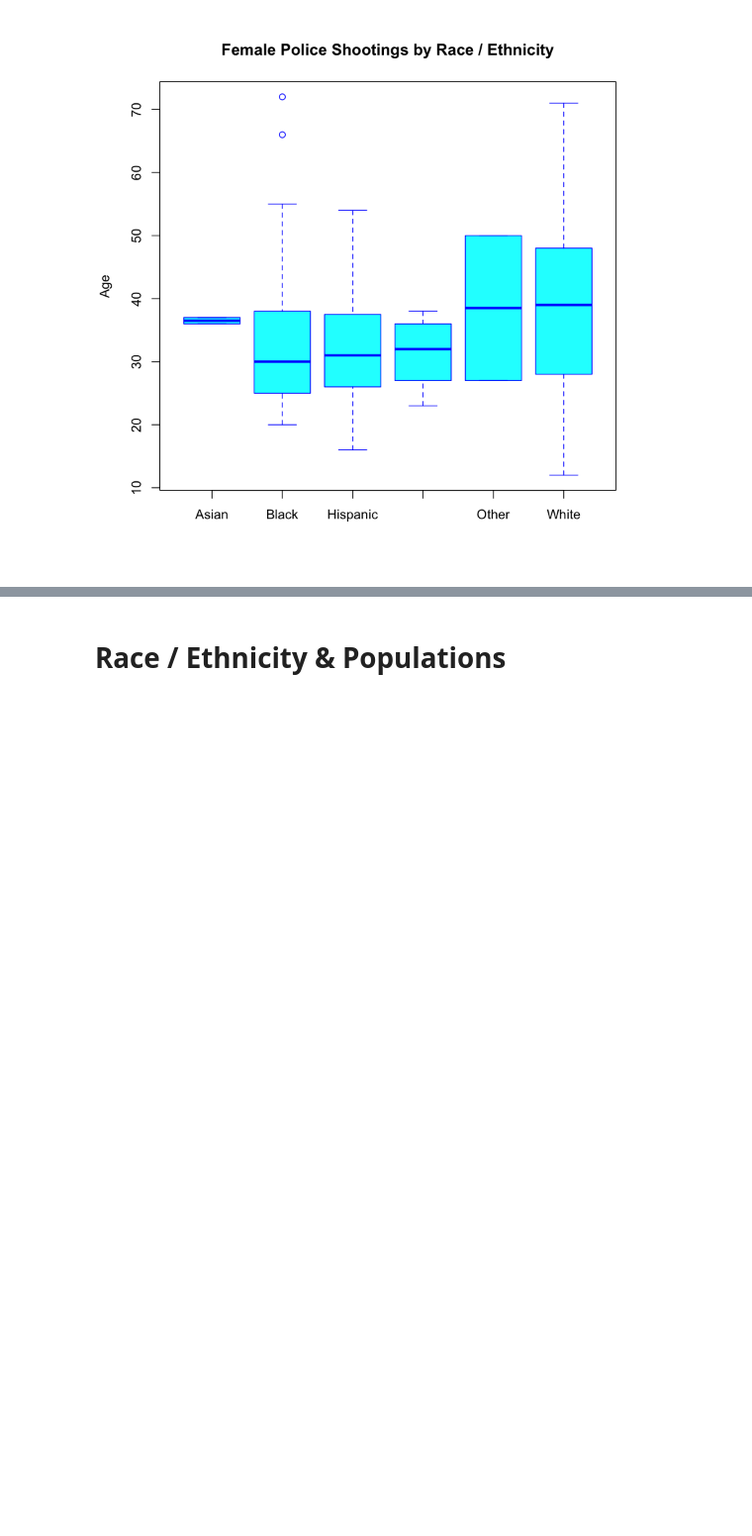
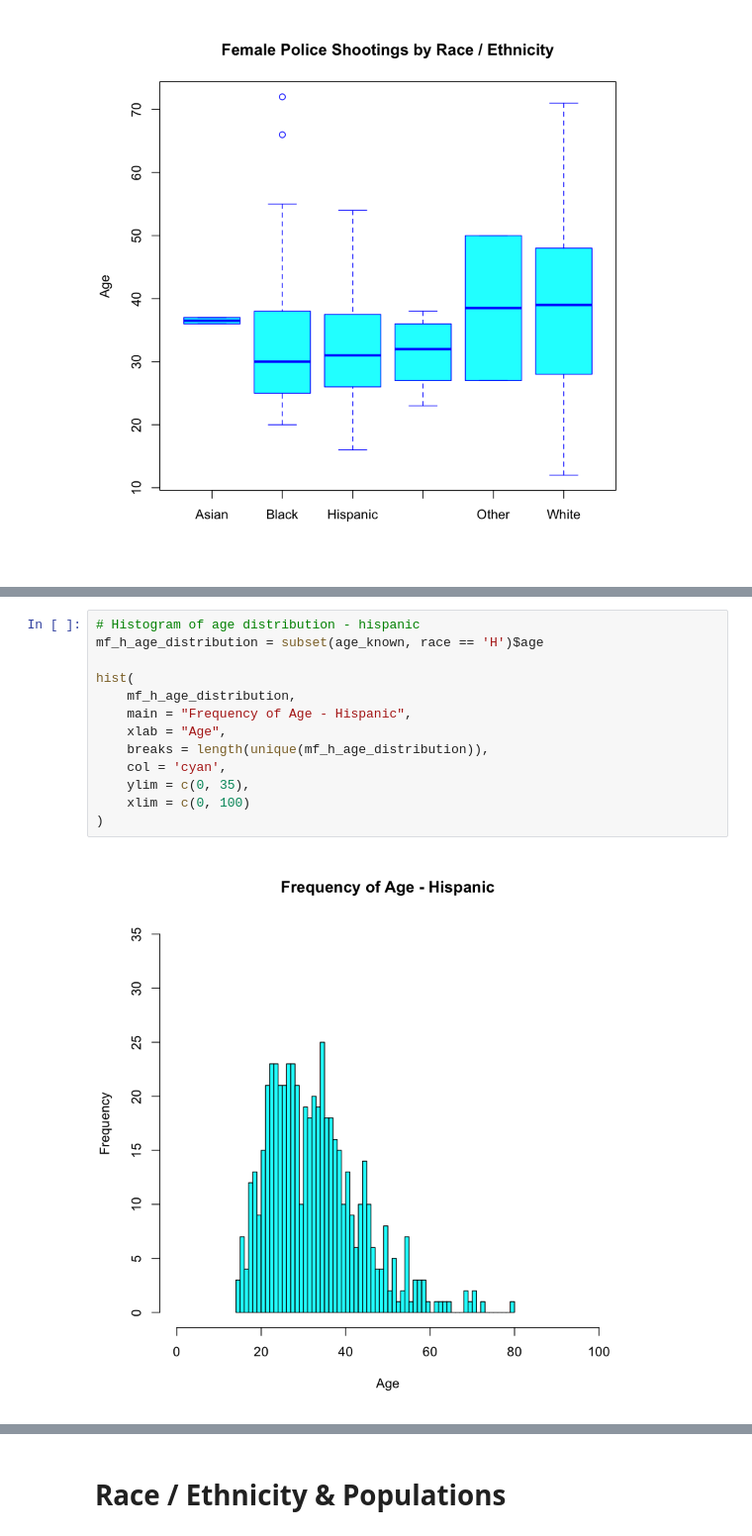
Before and after one commit to hernanat/cs544-police-shootings, a Jupyter notebook: police_shootings.ipynb, the cells around one changed output, grey strips where cells are left out. Shown at 99% size. Cells and saved outputs as stored; diff of their text form; blank space fills up the shorter version.

```diff
--- a/police_shootings.ipynb
+++ b/police_shootings.ipynb
@@ -130,0 +189,15 @@ boxPlots('F')
+# %%
+# Histogram of age distribution - hispanic
+mf_h_age_distribution = subset(age_known, race == 'H')$age
+
+hist(
+    mf_h_age_distribution,
+    main = "Frequency of Age - Hispanic",
+    xlab = "Age",
+    breaks = length(unique(mf_h_age_distribution)),
+    col = 'cyan',
+    ylim = c(0, 35),
+    xlim = c(0, 100)
+)
+# %% [output]
+[figure, added]
```
Also changed, not shown: parts of 6 cells of this notebook, 8 other files.
